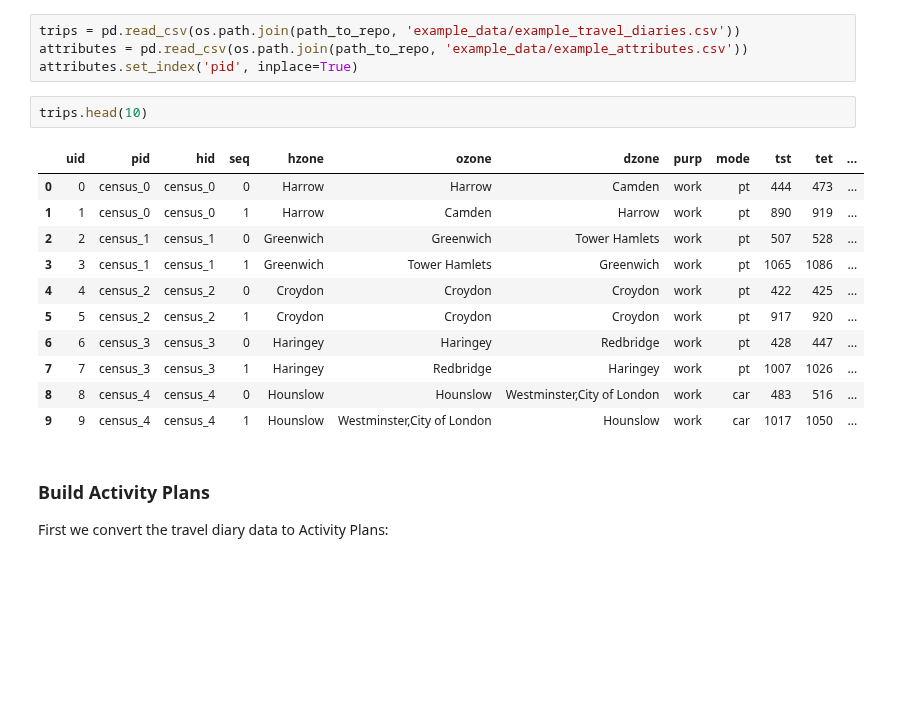
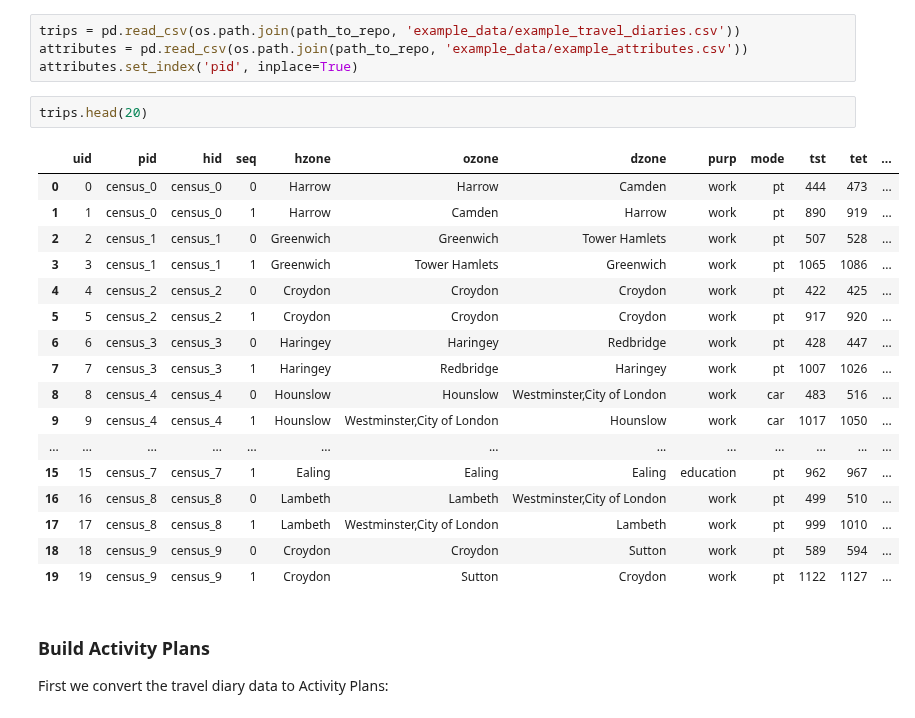
Before and after one commit to arup-group/pam, a Jupyter notebook: notebooks/pam-getting-started.ipynb, the cells around one changed output. Drawn from its saved outputs; the diff is of its cells as text; blank space fills up the shorter version.

```diff
--- a/notebooks/pam-getting-started.ipynb
+++ b/notebooks/pam-getting-started.ipynb
@@ -26,19 +26,25 @@ trips = pd.read_csv(os.path.join(path_to_repo, 'example_data/example_travel_diar
 attributes = pd.read_csv(os.path.join(path_to_repo, 'example_data/example_attributes.csv'))
 attributes.set_index('pid', inplace=True)
 # %%
-trips.head(10)
+trips.head(20)
 # %% [output]
 |  | uid | pid | hid | seq | hzone | ozone | dzone | purp | mode | tst | tet | ... |
 | 0 | 0 | census_0 | census_0 | 0 | Harrow | Harrow | Camden | work | pt | 444 | 473 | ... |
 | 1 | 1 | census_0 | census_0 | 1 | Harrow | Camden | Harrow | work | pt | 890 | 919 | ... |
 | 2 | 2 | census_1 | census_1 | 0 | Greenwich | Greenwich | Tower Hamlets | work | pt | 507 | 528 | ... |
 | 3 | 3 | census_1 | census_1 | 1 | Greenwich | Tower Hamlets | Greenwich | work | pt | 1065 | 1086 | ... |
 | 4 | 4 | census_2 | census_2 | 0 | Croydon | Croydon | Croydon | work | pt | 422 | 425 | ... |
 | 5 | 5 | census_2 | census_2 | 1 | Croydon | Croydon | Croydon | work | pt | 917 | 920 | ... |
 | 6 | 6 | census_3 | census_3 | 0 | Haringey | Haringey | Redbridge | work | pt | 428 | 447 | ... |
 | 7 | 7 | census_3 | census_3 | 1 | Haringey | Redbridge | Haringey | work | pt | 1007 | 1026 | ... |
 | 8 | 8 | census_4 | census_4 | 0 | Hounslow | Hounslow | Westminster,City of London | work | car | 483 | 516 | ... |
 | 9 | 9 | census_4 | census_4 | 1 | Hounslow | Westminster,City of London | Hounslow | work | car | 1017 | 1050 | ... |
+| ... | ... | ... | ... | ... | ... | ... | ... | ... | ... | ... | ... | ... |
+| 15 | 15 | census_7 | census_7 | 1 | Ealing | Ealing | Ealing | education | pt | 962 | 967 | ... |
+| 16 | 16 | census_8 | census_8 | 0 | Lambeth | Lambeth | Westminster,City of London | work | pt | 499 | 510 | ... |
+| 17 | 17 | census_8 | census_8 | 1 | Lambeth | Westminster,City of London | Lambeth | work | pt | 999 | 1010 | ... |
+| 18 | 18 | census_9 | census_9 | 0 | Croydon | Croydon | Sutton | work | pt | 589 | 594 | ... |
+| 19 | 19 | census_9 | census_9 | 1 | Croydon | Sutton | Croydon | work | pt | 1122 | 1127 | ... |
 # %% [markdown]
 ### Build Activity Plans
 
```
Also changed, not shown: parts of 9 cells of this notebook.
